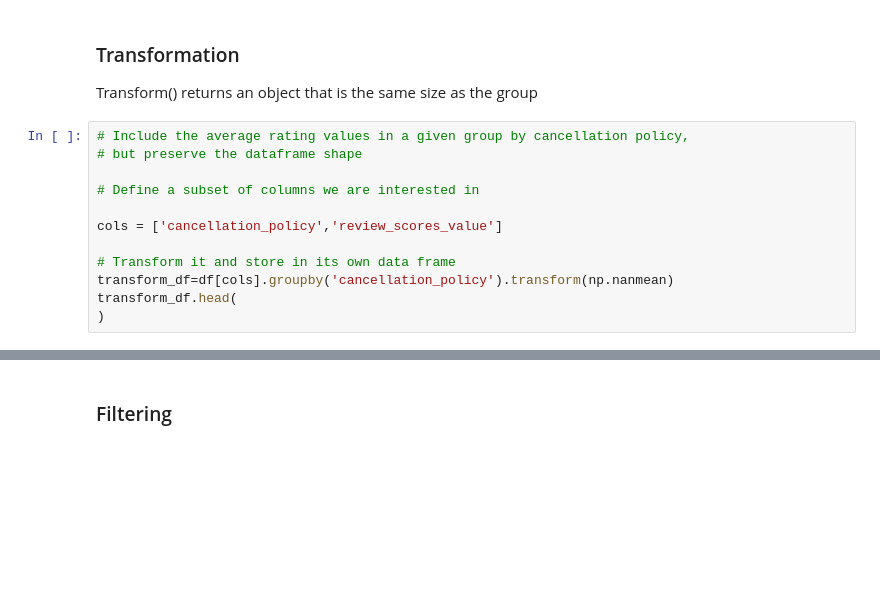
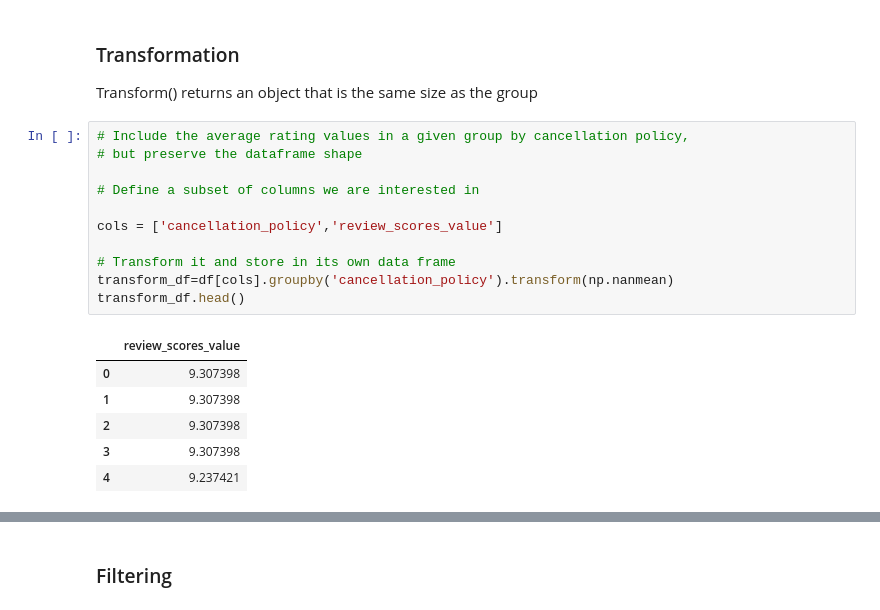
Before and after one commit to irinavalenzuela/Applied-Data-Science-Python, a Jupyter notebook: Week3_dataprocessing.ipynb, the cells around one changed output, grey strips where cells are left out. Drawn from its saved outputs; the diff is of its cells as text; blank space fills up the shorter version.

```diff
--- a/Week3_dataprocessing.ipynb
+++ b/Week3_dataprocessing.ipynb
@@ -675,12 +675,18 @@ Transform() returns an object that is the same size as the group
 # %%
 # Include the average rating values in a given group by cancellation policy,
 # but preserve the dataframe shape
 
 # Define a subset of columns we are interested in
 
 cols = ['cancellation_policy','review_scores_value']
 
 # Transform it and store in its own data frame
 transform_df=df[cols].groupby('cancellation_policy').transform(np.nanmean)
-transform_df.head(
-)
+transform_df.head()
+# %% [output]
+|  | review_scores_value |
+| 0 | 9.307398 |
+| 1 | 9.307398 |
+| 2 | 9.307398 |
+| 3 | 9.307398 |
+| 4 | 9.237421 |
```
Also changed, not shown: parts of 1 cell of this notebook.
